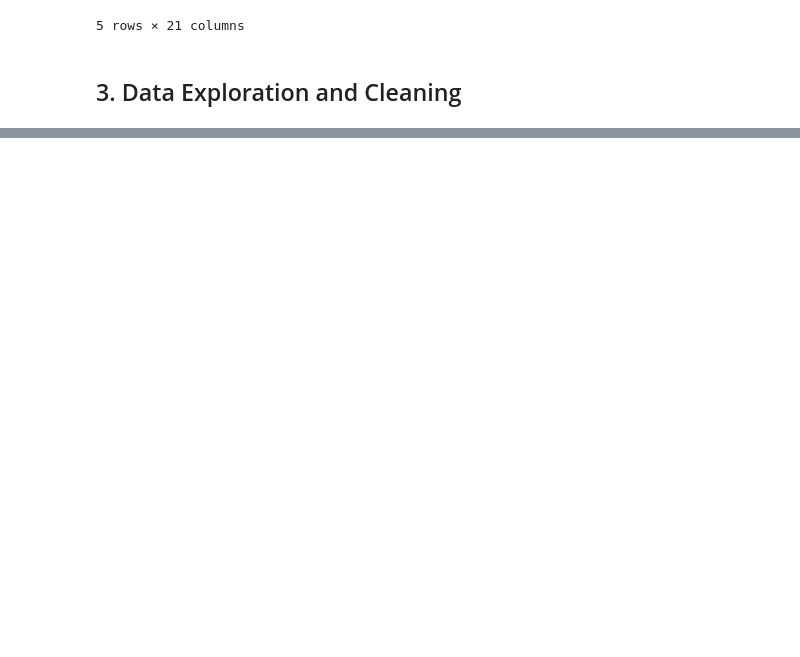
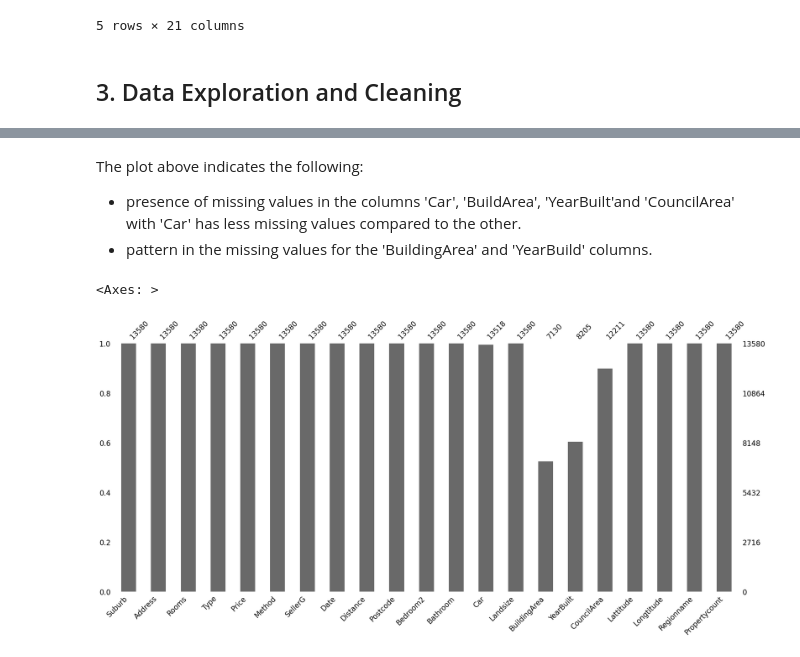
Before and after one commit to marcndo/ml_foundation, a Jupyter notebook: EDA/Melbourne_data_analysis.ipynb, the cells around one changed output, grey strips where cells are left out. Drawn from its saved outputs; the diff is of its cells as text; code cells hidden in the pictures; blank space fills up the shorter version.

```diff
--- a/EDA/Melbourne_data_analysis.ipynb
+++ b/EDA/Melbourne_data_analysis.ipynb
@@ -78,0 +139,9 @@ The 'data.info()' reviews the following:
+# %% [markdown]
+The plot above indicates the following:
++ presence of missing values in the columns 'Car', 'BuildArea', 'YearBuilt'and 'CouncilArea' with 'Car' has less missing values compared to the other.
++ pattern in the missing values for the 'BuildingArea' and 'YearBuild' columns.
+# %%
+msno.bar(data)
+# %% [output]
+<Axes: >
+[figure, added]
```
Also changed, not shown: parts of 18 cells of this notebook.
